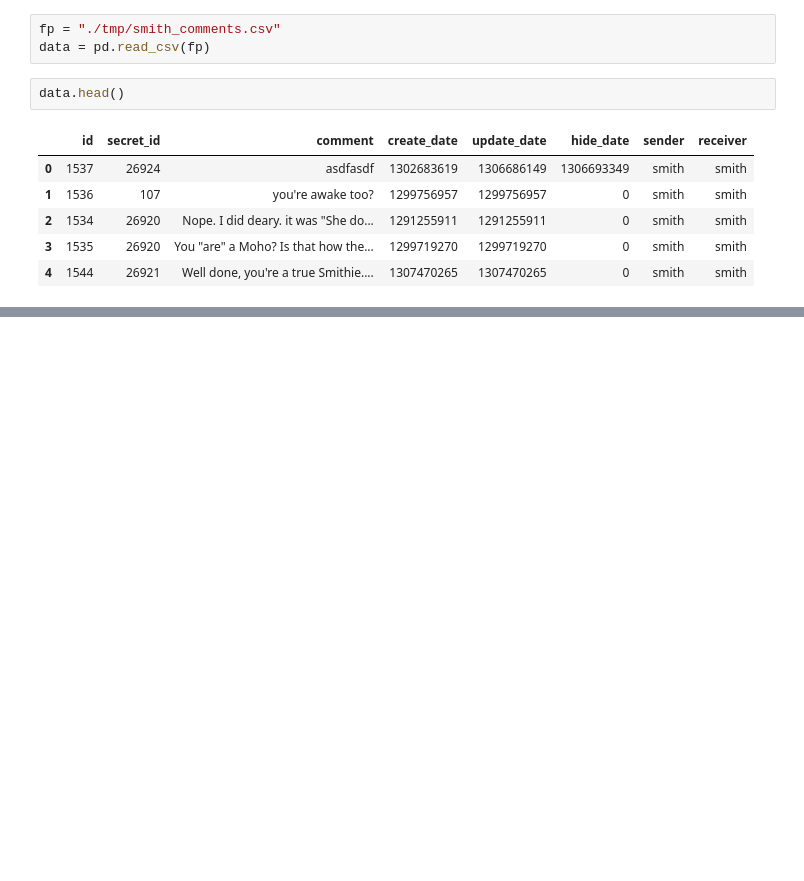
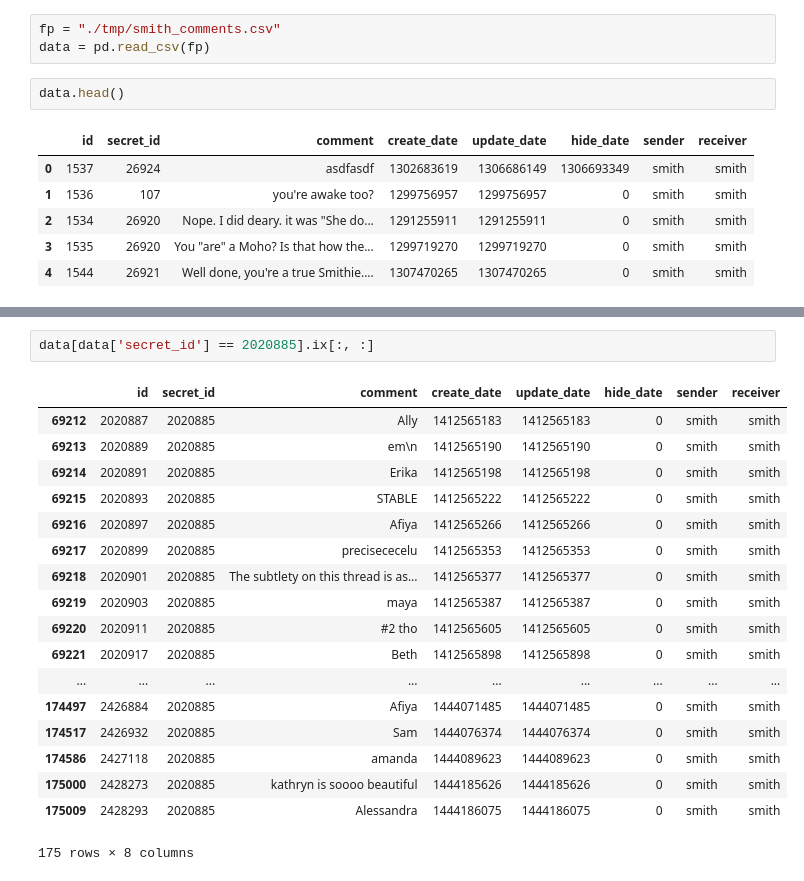
Before and after one commit to cosmicBboy/confesh-bots, a Jupyter notebook: prelim-data-analysis.ipynb, the cells around one changed output, grey strips where cells are left out. Saved outputs shown, nothing was run; the diff lists cells and outputs as text; blank space fills up the shorter version.

```diff
--- a/prelim-data-analysis.ipynb
+++ b/prelim-data-analysis.ipynb
@@ -14,0 +35,21 @@ data.head()
+# %%
+data[data['secret_id'] == 2020885].ix[:, :]
+# %% [output]
+|  | id | secret_id | comment | create_date | update_date | hide_date | sender | receiver |
+| 69212 | 2020887 | 2020885 | Ally | 1412565183 | 1412565183 | 0 | smith | smith |
+| 69213 | 2020889 | 2020885 | em\n | 1412565190 | 1412565190 | 0 | smith | smith |
+| 69214 | 2020891 | 2020885 | Erika | 1412565198 | 1412565198 | 0 | smith | smith |
+| 69215 | 2020893 | 2020885 | STABLE | 1412565222 | 1412565222 | 0 | smith | smith |
+| 69216 | 2020897 | 2020885 | Afiya | 1412565266 | 1412565266 | 0 | smith | smith |
+| 69217 | 2020899 | 2020885 | precisececelu | 1412565353 | 1412565353 | 0 | smith | smith |
+| 69218 | 2020901 | 2020885 | The subtlety on this thread is as... | 1412565377 | 1412565377 | 0 | smith | smith |
+| 69219 | 2020903 | 2020885 | maya | 1412565387 | 1412565387 | 0 | smith | smith |
+| 69220 | 2020911 | 2020885 | #2 tho | 1412565605 | 1412565605 | 0 | smith | smith |
+| 69221 | 2020917 | 2020885 | Beth | 1412565898 | 1412565898 | 0 | smith | smith |
+| ... | ... | ... | ... | ... | ... | ... | ... | ... |
+| 174497 | 2426884 | 2020885 | Afiya | 1444071485 | 1444071485 | 0 | smith | smith |
+| 174517 | 2426932 | 2020885 | Sam | 1444076374 | 1444076374 | 0 | smith | smith |
+| 174586 | 2427118 | 2020885 | amanda | 1444089623 | 1444089623 | 0 | smith | smith |
+| 175000 | 2428273 | 2020885 | kathryn is soooo beautiful | 1444185626 | 1444185626 | 0 | smith | smith |
+| 175009 | 2428293 | 2020885 | Alessandra | 1444186075 | 1444186075 | 0 | smith | smith |
+175 rows × 8 columns
```
Also changed, not shown: parts of 1 cell of this notebook, 6 other files.
